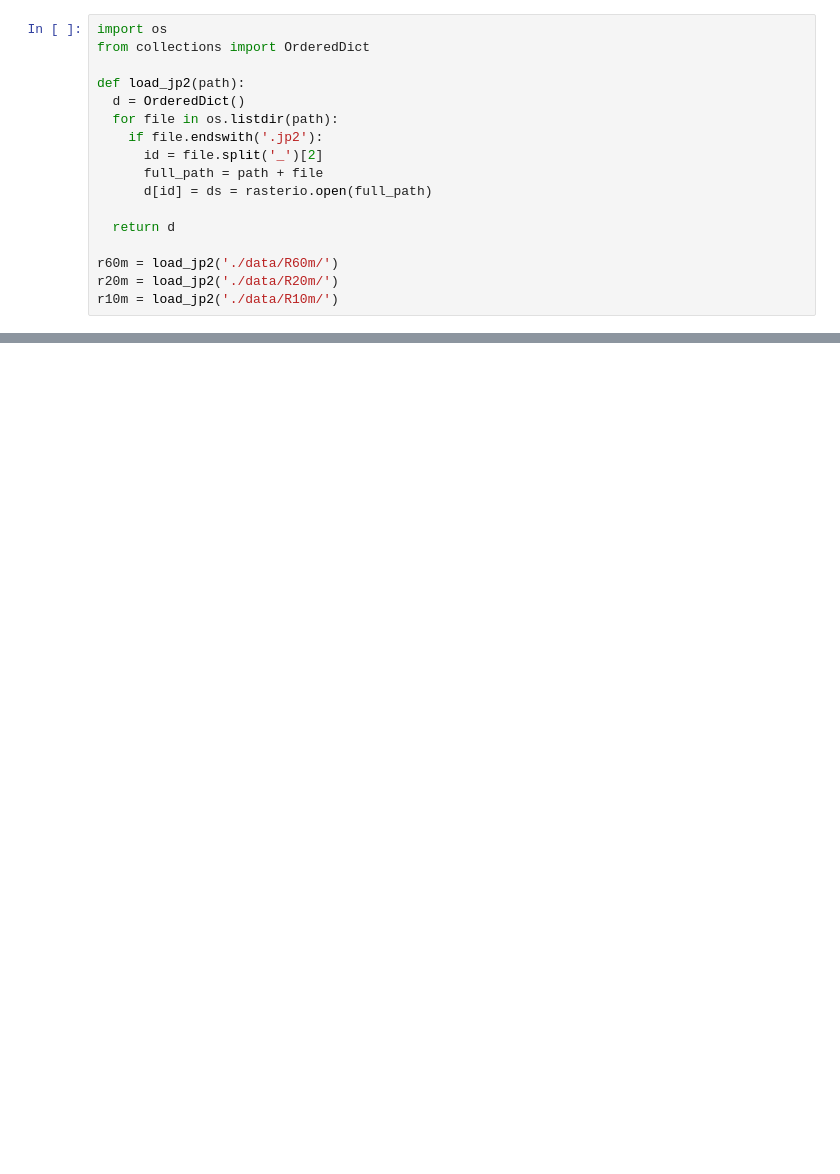
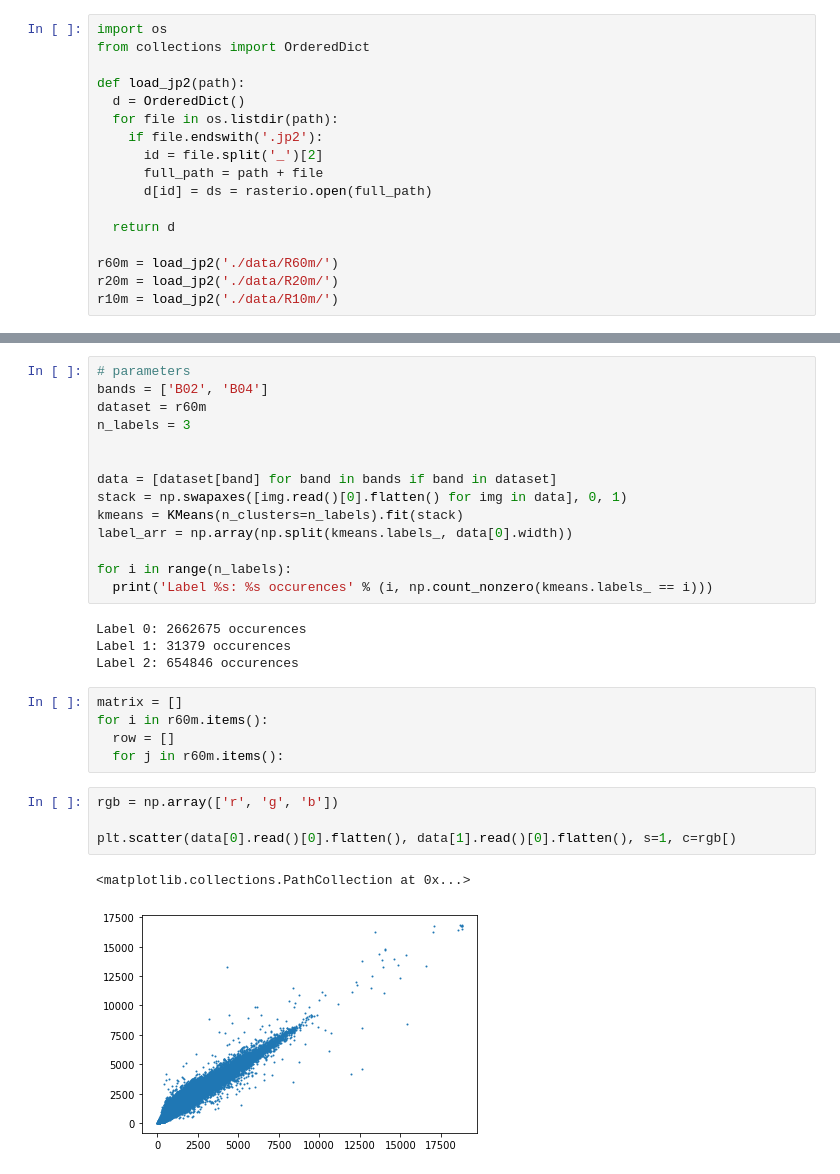
Before and after one commit to ondrej-vesely/GEO1001-hw2, a Jupyter notebook: hw2.ipynb, the cells around one changed output, grey strips where cells are left out. Drawn from its saved outputs; the diff is of its cells as text; blank space fills up the shorter version.

```diff
--- a/hw2.ipynb
+++ b/hw2.ipynb
@@ -42,0 +49,30 @@ c 2
+# %%
+# parameters
+bands = ['B02', 'B04']
+dataset = r60m
+n_labels = 3
+
+
+data = [dataset[band] for band in bands if band in dataset]
+stack = np.swapaxes([img.read()[0].flatten() for img in data], 0, 1)
+kmeans = KMeans(n_clusters=n_labels).fit(stack)
+label_arr = np.array(np.split(kmeans.labels_, data[0].width))
+
+for i in range(n_labels):
+  print('Label %s: %s occurences' % (i, np.count_nonzero(kmeans.labels_ == i)))
+# %% [output]
+Label 0: 2662675 occurences
+Label 1: 31379 occurences
+Label 2: 654846 occurences
+# %%
+matrix = []
+for i in r60m.items():
+  row = []
+  for j in r60m.items():
+# %%
+rgb = np.array(['r', 'g', 'b'])
+
+plt.scatter(data[0].read()[0].flatten(), data[1].read()[0].flatten(), s=1, c=rgb[)
+# %% [output]
+<matplotlib.collections.PathCollection at 0x...>
+[figure, added]
```
Also changed, not shown: parts of 7 cells of this notebook.
